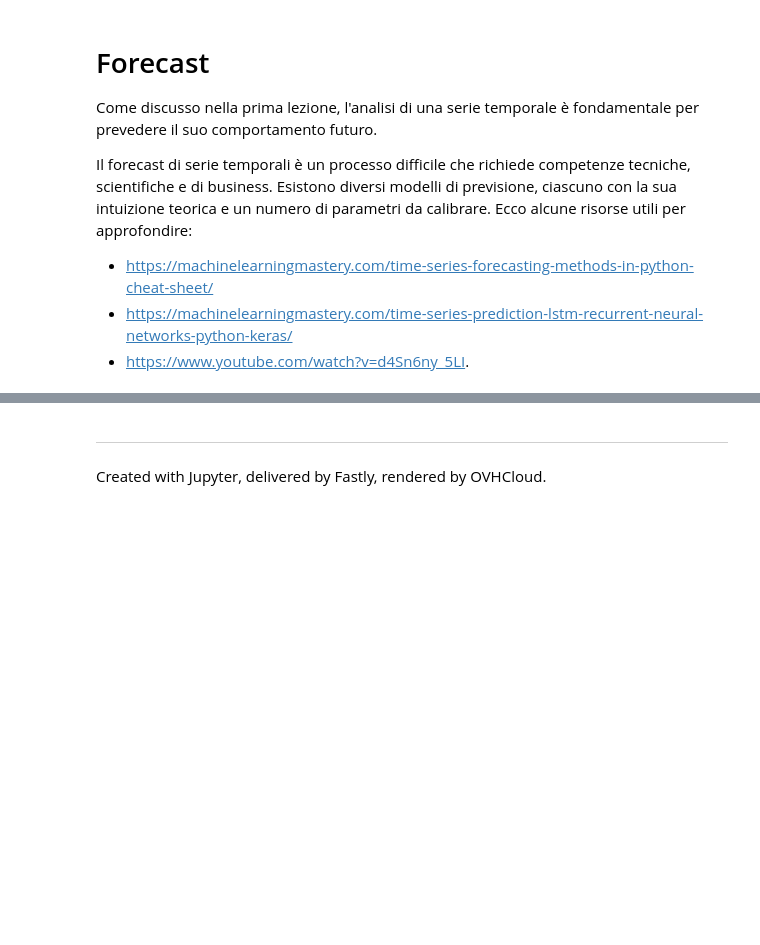
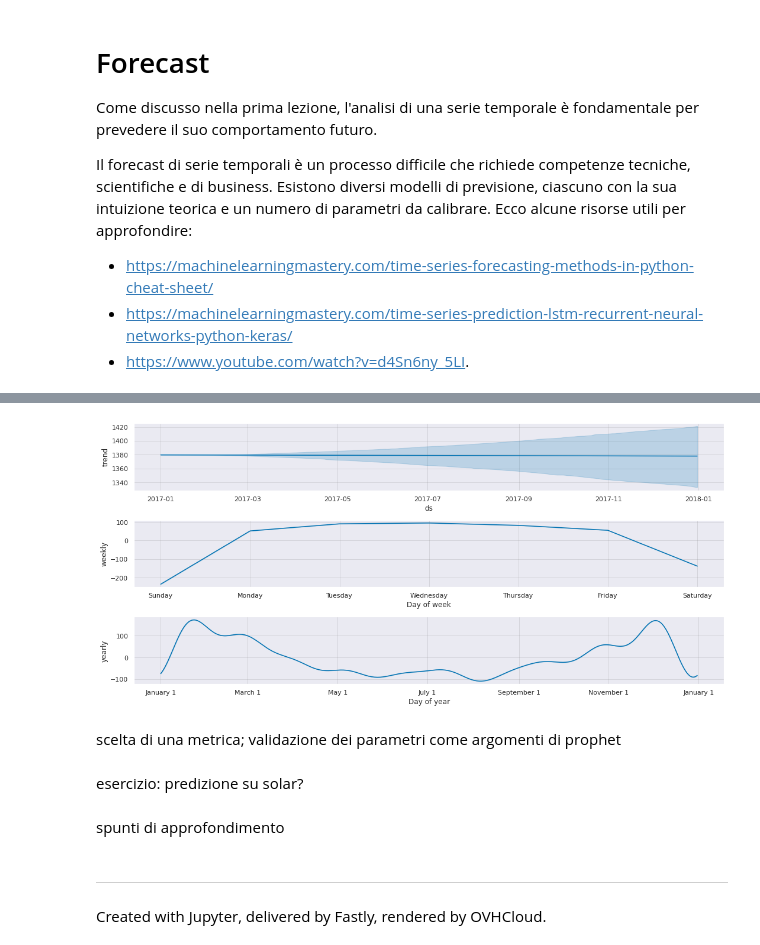
Before and after one commit to fbagattini/Lezioni, a Jupyter notebook: Analisi e Forecast di Serie Temporali con Python - Parte II.ipynb, the cells around one changed output, grey strips where cells are left out. Saved outputs shown, nothing was run; the diff lists cells and outputs as text; code cells hidden in the pictures; blank space fills up the shorter version.

```diff
--- a/Analisi e Forecast di Serie Temporali con Python - Parte II.ipynb
+++ b/Analisi e Forecast di Serie Temporali con Python - Parte II.ipynb
@@ -629,0 +750,3 @@ Vediamo alcuni esempi di utilizzo.
+# %%
+df_train_prophet.columns = ['ds', 'y']
+df_train_prophet
@@ -630,3 +858,13 @@ Vediamo alcuni esempi di utilizzo.
+# %%
+res = model.plot_components(test_predictions, figsize=(15, 7))
+# %% [output]
+[figure, added]
+# %% [markdown]
+scelta di una metrica; validazione dei parametri come argomenti di prophet
+# %% [markdown]
+esercizio: predizione su solar?
+# %% [markdown]
+spunti di approfondimento
 # %% [markdown]
 ---
 
```
Also changed, not shown: parts of 26 cells of this notebook, 1 other file.
